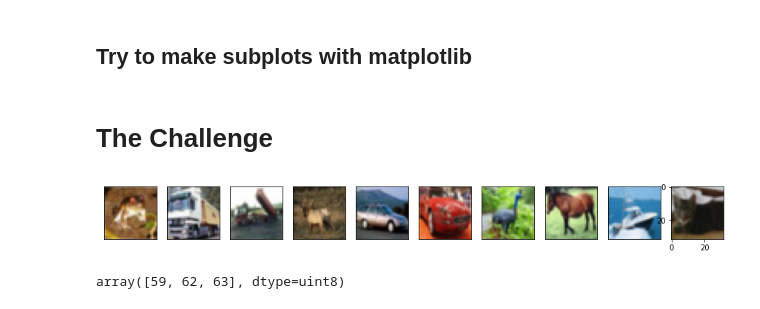
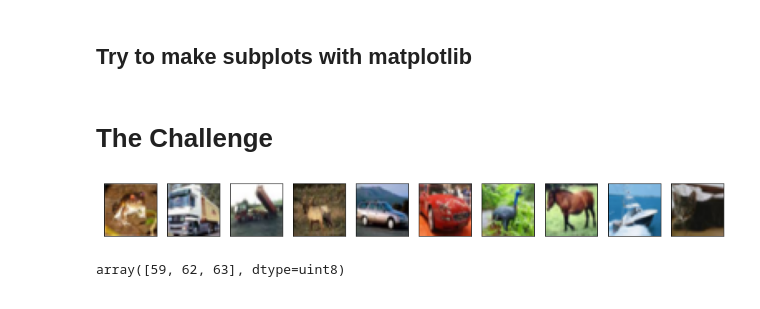
Before and after one commit to ahmadasmandar/python_tutorials, a Jupyter notebook: machine/10 - build our ANN.ipynb, the cells around one changed output. Drawn from its saved outputs; the diff is of its cells as text; code cells hidden in the pictures.

```diff
--- a/machine/10 - build our ANN.ipynb
+++ b/machine/10 - build our ANN.ipynb
@@ -55,14 +56,14 @@ NR_CLASSES = 10
 # %% [markdown]
 # The Challenge
 # %%
-plt.figure(figsize=(15,5))
+plt.figure(figsize=(15,15))
 for x in range (10):
+    plt.subplot(1,10,x+1)
+    plt.imshow(x_train_all[x])
     plt.yticks([])
     plt.xticks([])
-    plt.subplot(1,10,x+1)
-    plt.imshow(x_train_all[x])
 # %% [output]
-[figure, old version]
+[figure, new version]
 # %%
 x_train_all[0][0][0]
 # %% [output]
```
Also changed, not shown: parts of 24 cells of this notebook, 47 other files.
